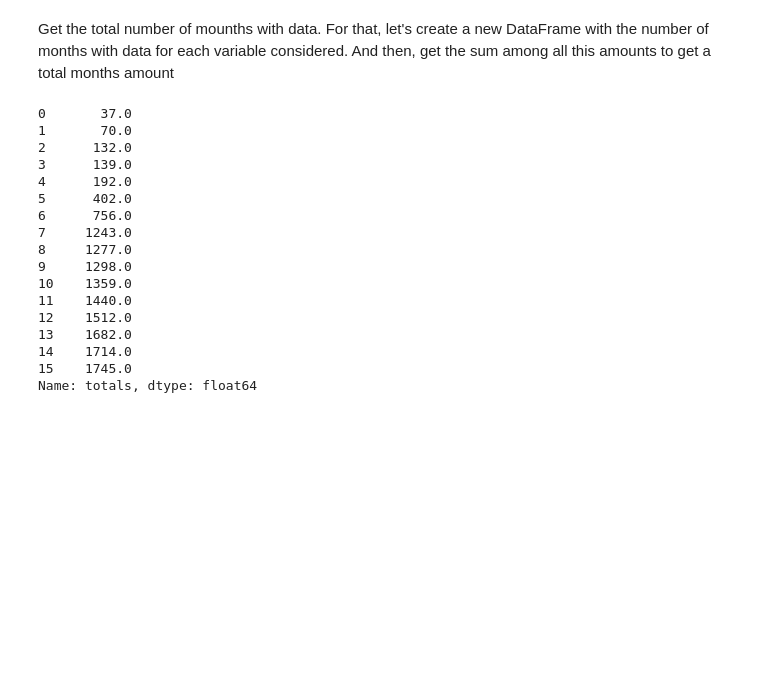
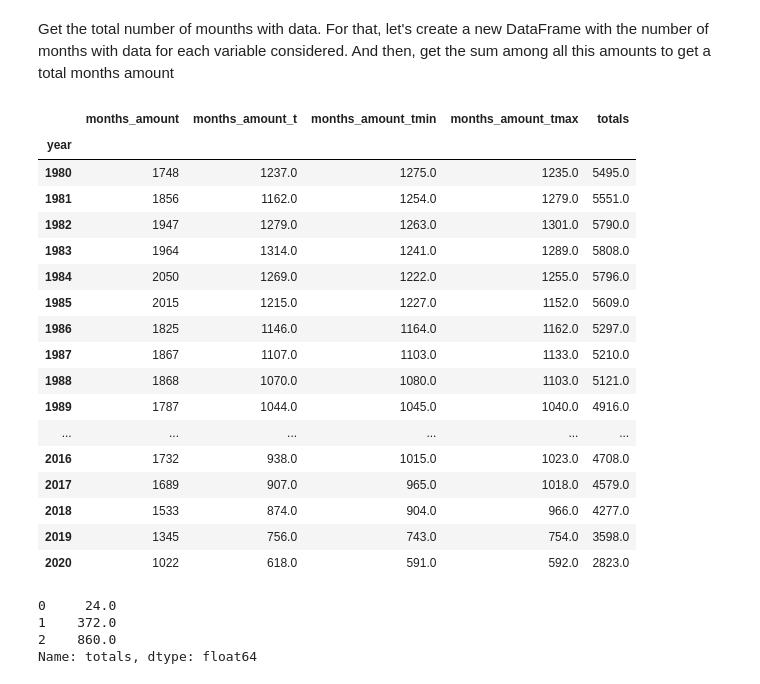
Before and after one commit to FranciscoRuiz04/NMS, a Jupyter notebook: analysis.ipynb, the cells around one changed output. Drawn from its saved outputs; the diff is of its cells as text; code cells hidden in the pictures; blank space fills up the shorter version.

```diff
--- a/analysis.ipynb
+++ b/analysis.ipynb
@@ -119,29 +132,41 @@ print(f"{common_stats.__len__()} stations in common")
 # %% [markdown]
 Get the total number of mounths with data. For that, let's create a new DataFrame with the number of months with data for each variable considered. And then, get the sum among all this amounts to get a total months amount
+# %%
+data = p_filtered[['year', 'months_amount']].join(t_filtered[['months_amount']].add_suffix('_t')).join(tmin_filtered[['months_amount']].add_suffix('_tmin')).join(tmax_filtered[['months_amount']].add_suffix('_tmax'))
+new = data.groupby('year').sum()
+new['totals'] = new.apply(lambda record: record.sum(), axis=1)
+full = new[['totals']]
+new
+# %% [output]
+|  | months_amount | months_amount_t | months_amount_tmin | months_amount_tmax | totals |
+| year |  |  |  |  |  |
+| 1980 | 1748 | 1237.0 | 1275.0 | 1235.0 | 5495.0 |
+| 1981 | 1856 | 1162.0 | 1254.0 | 1279.0 | 5551.0 |
+| 1982 | 1947 | 1279.0 | 1263.0 | 1301.0 | 5790.0 |
+| 1983 | 1964 | 1314.0 | 1241.0 | 1289.0 | 5808.0 |
+| 1984 | 2050 | 1269.0 | 1222.0 | 1255.0 | 5796.0 |
+| 1985 | 2015 | 1215.0 | 1227.0 | 1152.0 | 5609.0 |
+| 1986 | 1825 | 1146.0 | 1164.0 | 1162.0 | 5297.0 |
+| 1987 | 1867 | 1107.0 | 1103.0 | 1133.0 | 5210.0 |
+| 1988 | 1868 | 1070.0 | 1080.0 | 1103.0 | 5121.0 |
+| 1989 | 1787 | 1044.0 | 1045.0 | 1040.0 | 4916.0 |
+| ... | ... | ... | ... | ... | ... |
+| 2016 | 1732 | 938.0 | 1015.0 | 1023.0 | 4708.0 |
+| 2017 | 1689 | 907.0 | 965.0 | 1018.0 | 4579.0 |
+| 2018 | 1533 | 874.0 | 904.0 | 966.0 | 4277.0 |
+| 2019 | 1345 | 756.0 | 743.0 | 754.0 | 3598.0 |
+| 2020 | 1022 | 618.0 | 591.0 | 592.0 | 2823.0 |
 # %%
-data = p_filtered[['stat', 'year', 'months_amount']].join(t_filtered[['months_amount']].add_suffix('_t')).join(tmin_filtered[['months_amount']].add_suffix('_tmin')).join(tmax_filtered[['months_amount']].add_suffix('_tmax'))
-amounts = data.columns[2:]
-new = data.drop('year', axis=1).groupby('stat').sum()
+data = p_filtered[['stat', 'months_amount']].join(t_filtered[['months_amount']].add_suffix('_t')).join(tmin_filtered[['months_amount']].add_suffix('_tmin')).join(tmax_filtered[['months_amount']].add_suffix('_tmax'))
+
+new = data.groupby('stat').sum()
 new['totals'] = new.apply(lambda record: record.sum(), axis=1)
 full = new[['totals']]
 full['totals'].mode()
 # %% [output]
-0       37.0
-1       70.0
-2      132.0
-3      139.0
-4      192.0
-5      402.0
-6      756.0
-7     1243.0
-8     1277.0
-9     1298.0
-10    1359.0
-11    1440.0
-12    1512.0
-13    1682.0
-14    1714.0
-15    1745.0
+0     24.0
+1    372.0
+2    860.0
 Name: totals, dtype: float64
 # %%
 sb.set_style('darkgrid')
```
Also changed, not shown: parts of 7 cells of this notebook.
